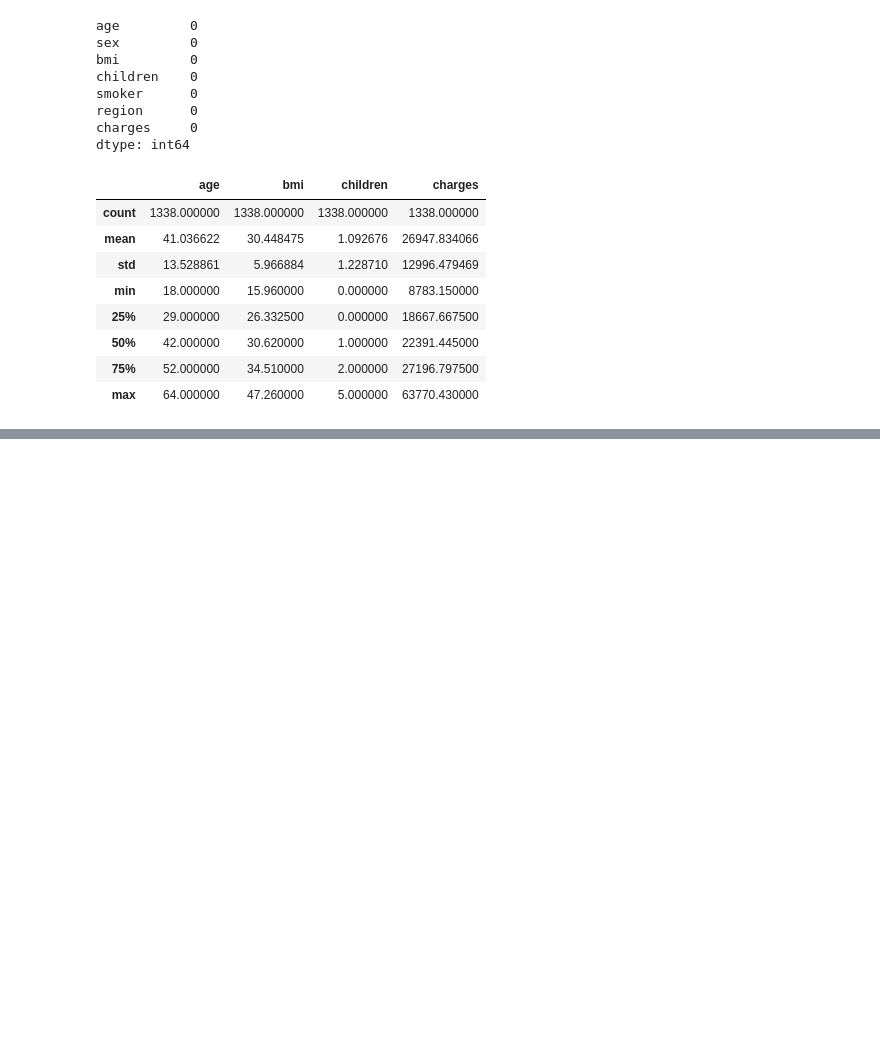
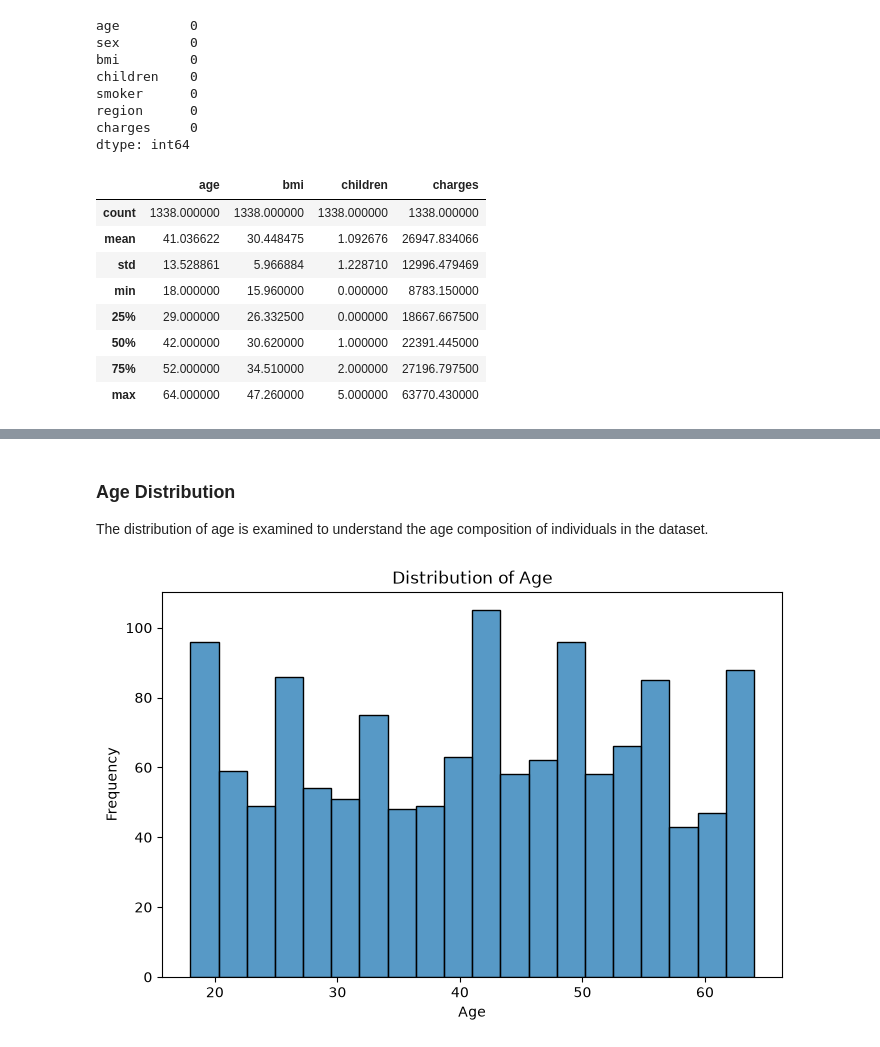
Before and after one commit to makday2026-hub/insurance-medical-cost-analysis, a Jupyter notebook: insurance_medical_cost_analysis.ipynb, the cells around one changed output, grey strips where cells are left out. Drawn from its saved outputs; the diff is of its cells as text; code cells hidden in the pictures; blank space fills up the shorter version.

Commit message:
Add exploaratory data analysis

```diff
--- a/insurance_medical_cost_analysis.ipynb
+++ b/insurance_medical_cost_analysis.ipynb
@@ -68,0 +157,26 @@ insurance.describe()
+# %% [markdown]
+### Age Distribution
+
+The distribution of age is examined to understand the age composition of
+individuals in the dataset.
+# %%
+plt.figure(figsize=(8, 5))
+
+sns.histplot(
+    data=insurance,
+    x="age",
+    bins=20
+)
+
+plt.title("Distribution of Age")
+plt.xlabel("Age")
+plt.ylabel("Frequency")
+
+plt.savefig(
+    "images/age_distribution.png",
+    bbox_inches="tight"
+)
+
+plt.show()
+# %% [output]
+[figure, added]
```
Also changed, not shown: parts of 42 cells of this notebook, 14 other files.
